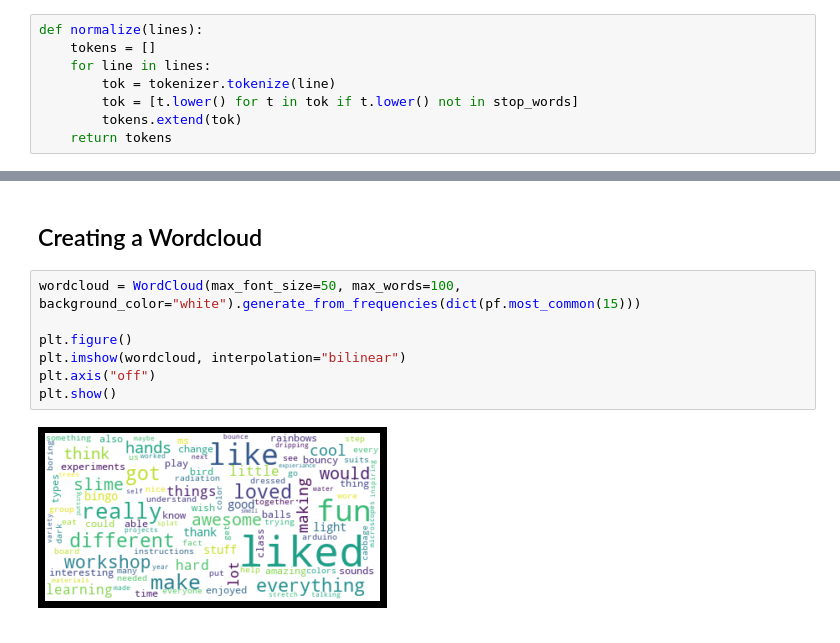
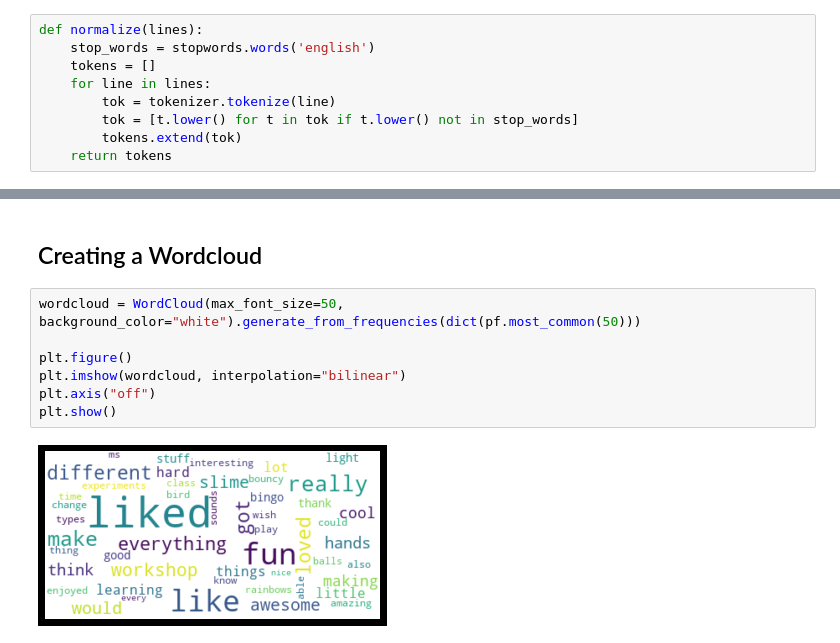
Before and after one commit to vermi/python-bootcamp, a Jupyter notebook: nltk.ipynb, the cells around one changed output, grey strips where cells are left out. Drawn from its saved outputs; the diff is of its cells as text.

Commit message:
Forgot to add in the definition for stop_words lol

```diff
--- a/nltk.ipynb
+++ b/nltk.ipynb
@@ -75,6 +75,7 @@ tokenizer.tokenize(example)
  'one']
 # %%
 def normalize(lines):
+    stop_words = stopwords.words('english')
     tokens = []
     for line in lines:
         tok = tokenizer.tokenize(line)
@@ -114,11 +115,11 @@ pf.most_common(20)
 # %% [markdown]
 ## Creating a Wordcloud
 # %%
-wordcloud = WordCloud(max_font_size=50, max_words=100, background_color="white").generate_from_frequencies(dict(pf.most_common(15)))
+wordcloud = WordCloud(max_font_size=50, background_color="white").generate_from_frequencies(dict(pf.most_common(50)))
 
 plt.figure()
 plt.imshow(wordcloud, interpolation="bilinear")
 plt.axis("off")
 plt.show()
 # %% [output]
-[figure, old version]
+[figure, new version]
```
